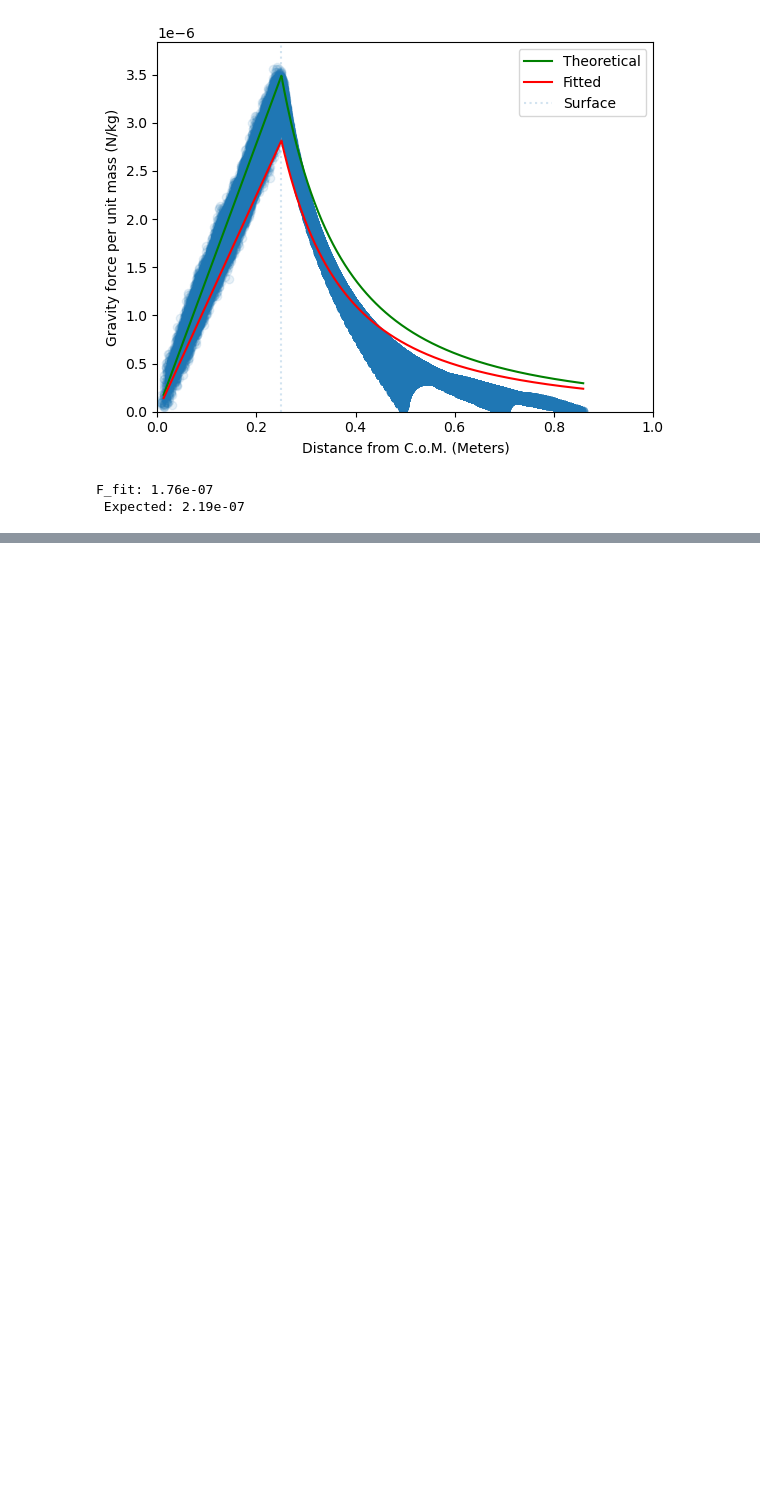
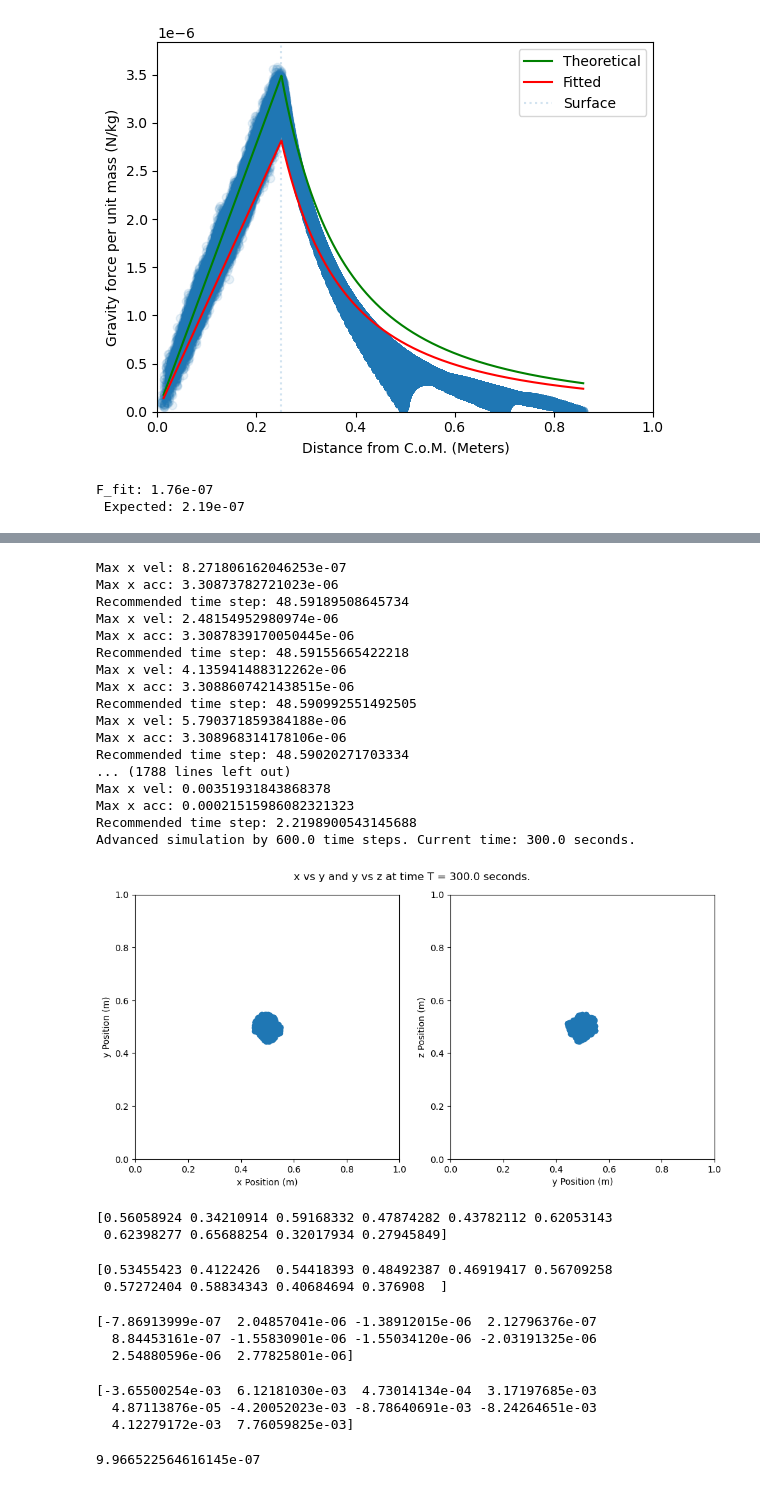
Before and after one commit to sam-vasquez/PM-Stellar-Collapse, a Jupyter notebook: Final Project Redone.ipynb, the cells around one changed output, grey strips where cells are left out. Saved outputs shown, nothing was run; the diff lists cells and outputs as text; code cells hidden in the pictures; blank space fills up the shorter version.

```diff
--- a/Final Project Redone.ipynb
+++ b/Final Project Redone.ipynb
@@ -700,0 +698,48 @@ F_fit: 1.76e-07
+# %%
+sim.evolve_system(300)
+sim.display_positions()
+# %% [output]
+Max x vel: 8.271806162046253e-07
+Max x acc: 3.30873782721023e-06
+Recommended time step: 48.59189508645734
+Max x vel: 2.48154952980974e-06
+Max x acc: 3.3087839170050445e-06
+Recommended time step: 48.59155665422218
+Max x vel: 4.135941488312262e-06
+Max x acc: 3.3088607421438515e-06
+Recommended time step: 48.590992551492505
+Max x vel: 5.790371859384188e-06
+Max x acc: 3.308968314178106e-06
+Recommended time step: 48.59020271703334
+... (1788 lines left out)
+Max x vel: 0.00351931843868378
+Max x acc: 0.00021515986082321323
+Recommended time step: 2.2198900543145688
+Advanced simulation by 600.0 time steps. Current time: 300.0 seconds.
+[figure, added]
+# %%
+print(sim.parts[0][:10])
+# %% [output]
+[0.56058924 0.34210914 0.59168332 0.47874282 0.43782112 0.62053143
+ 0.62398277 0.65688254 0.32017934 0.27945849]
+# %%
+print(sim.parts[0][:10])
+# %% [output]
+[0.53455423 0.4122426  0.54418393 0.48492387 0.46919417 0.56709258
+ 0.57272404 0.58834343 0.40684694 0.376908  ]
+# %%
+print(sim.parts[6][:10])
+# %% [output]
+[-7.86913999e-07  2.04857041e-06 -1.38912015e-06  2.12796376e-07
+  8.84453161e-07 -1.55830901e-06 -1.55034120e-06 -2.03191325e-06
+  2.54880596e-06  2.77825801e-06]
+# %%
+print(sim.parts[3][:10])
+# %% [output]
+[-3.65500254e-03  6.12181030e-03  4.73014134e-04  3.17197685e-03
+  4.87113876e-05 -4.20052023e-03 -8.78640691e-03 -8.24264651e-03
+  4.12279172e-03  7.76059825e-03]
+# %%
+print(np.max(sim.parts[6]))
+# %% [output]
+9.966522564616145e-07
```
Also changed, not shown: parts of 13 cells of this notebook, 2 other files.
